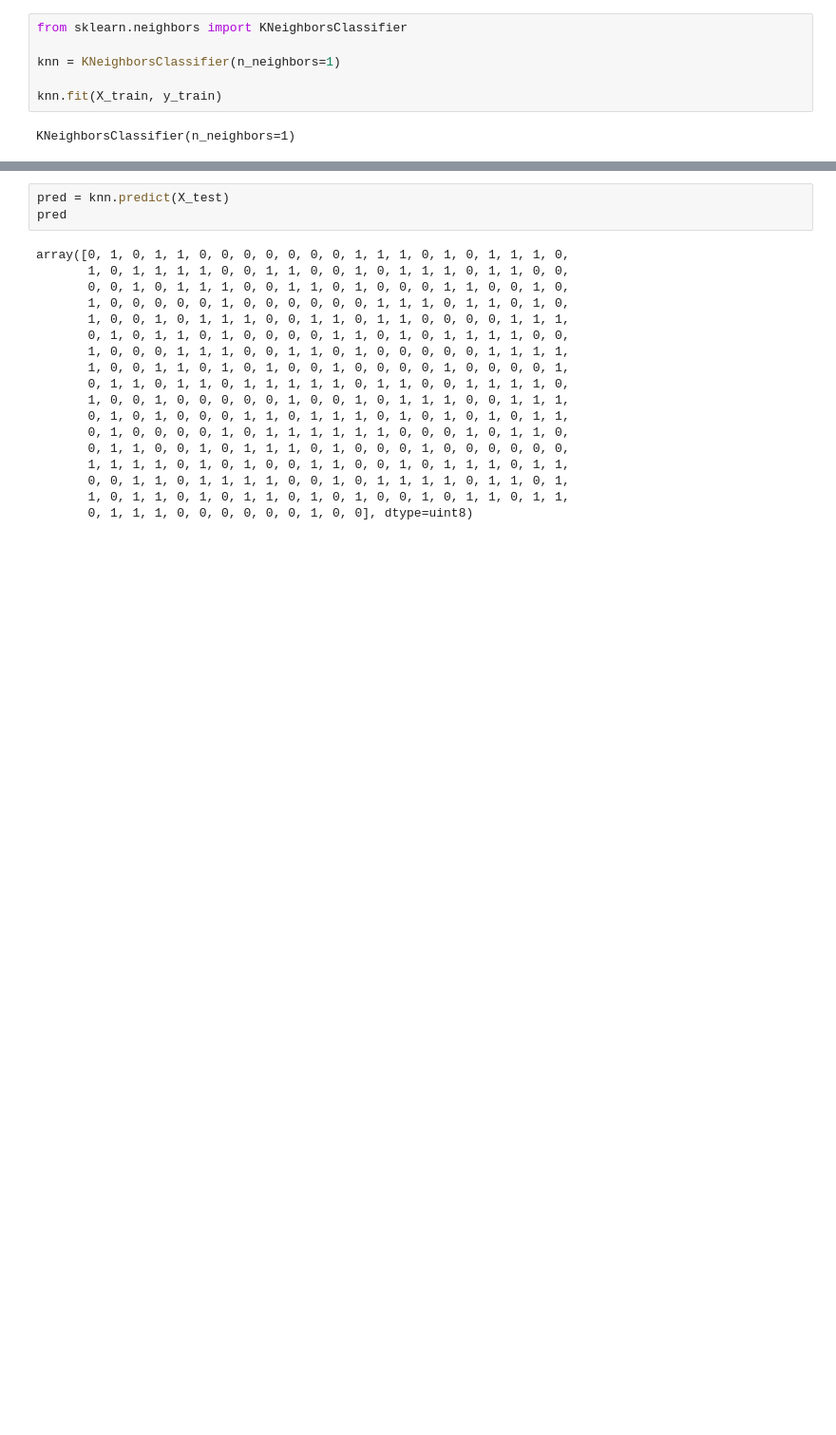
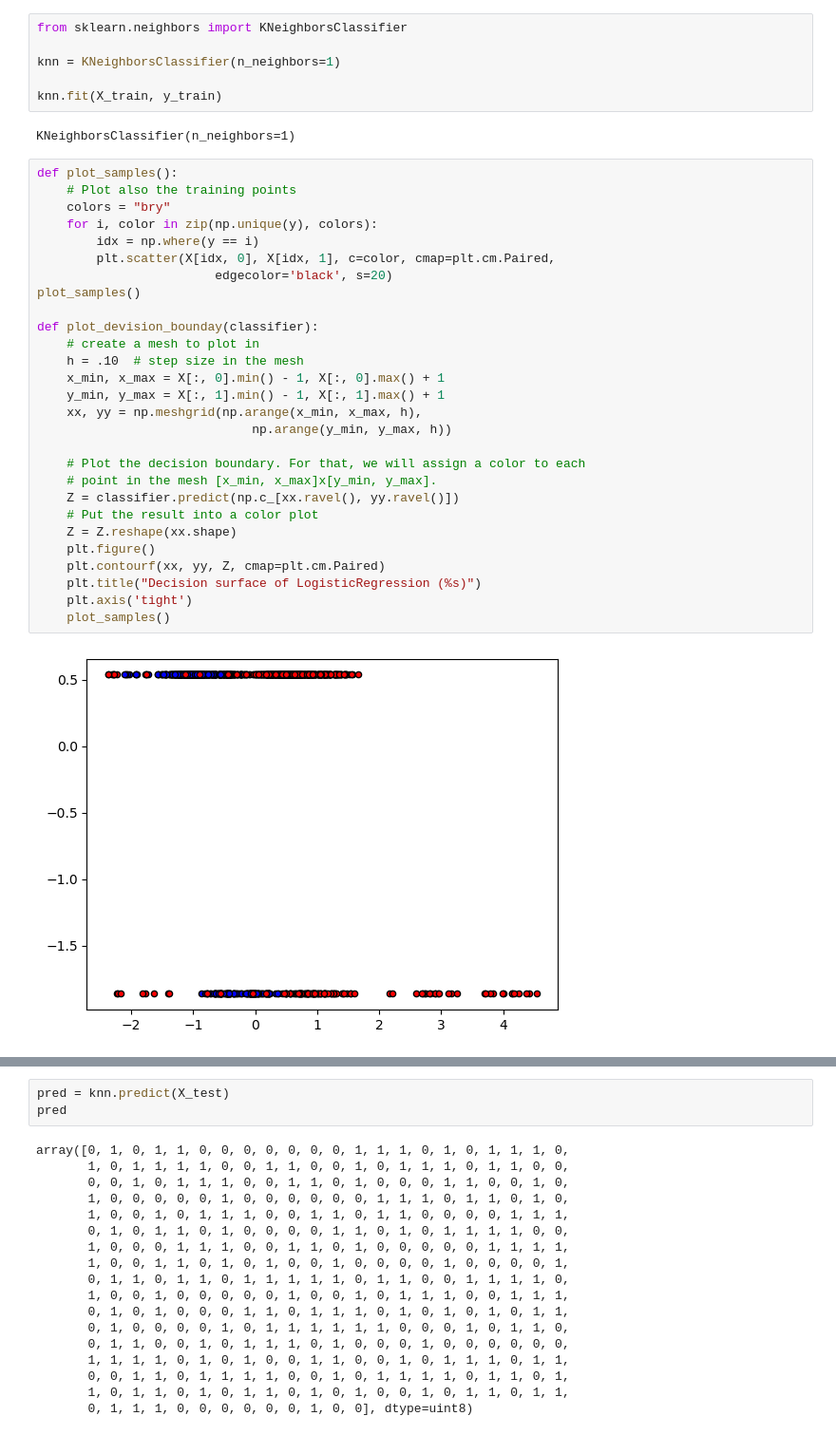
Before and after one commit to coreyddsc/aranet4-project, a Jupyter notebook: coreyd.dsc_temporary/knn_lecture_classifier.ipynb, the cells around one changed output, grey strips where cells are left out. Shown at 95% size. Cells and saved outputs as stored; diff of their text form; blank space fills up the shorter version.

```diff
--- a/coreyd.dsc_temporary/knn_lecture_classifier.ipynb
+++ b/coreyd.dsc_temporary/knn_lecture_classifier.ipynb
@@ -417,3 +425,33 @@ knn = KNeighborsClassifier(n_neighbors=1)
 knn.fit(X_train, y_train)
 # %% [output]
 KNeighborsClassifier(n_neighbors=1)
+# %%
+def plot_samples():
+    # Plot also the training points
+    colors = "bry"
+    for i, color in zip(np.unique(y), colors):
+        idx = np.where(y == i)
+        plt.scatter(X[idx, 0], X[idx, 1], c=color, cmap=plt.cm.Paired,
+                        edgecolor='black', s=20)
+plot_samples()
+
+def plot_devision_bounday(classifier):
+    # create a mesh to plot in
+    h = .10  # step size in the mesh
+    x_min, x_max = X[:, 0].min() - 1, X[:, 0].max() + 1
+    y_min, y_max = X[:, 1].min() - 1, X[:, 1].max() + 1
+    xx, yy = np.meshgrid(np.arange(x_min, x_max, h),
+                             np.arange(y_min, y_max, h))
+
+    # Plot the decision boundary. For that, we will assign a color to each
+    # point in the mesh [x_min, x_max]x[y_min, y_max].
+    Z = classifier.predict(np.c_[xx.ravel(), yy.ravel()])
+    # Put the result into a color plot
+    Z = Z.reshape(xx.shape)
+    plt.figure()
+    plt.contourf(xx, yy, Z, cmap=plt.cm.Paired)
+    plt.title("Decision surface of LogisticRegression (%s)")
+    plt.axis('tight')
+    plot_samples()
+# %% [output]
+[figure, added]
```
Also changed, not shown: parts of 7 cells of this notebook, 4 other files.
